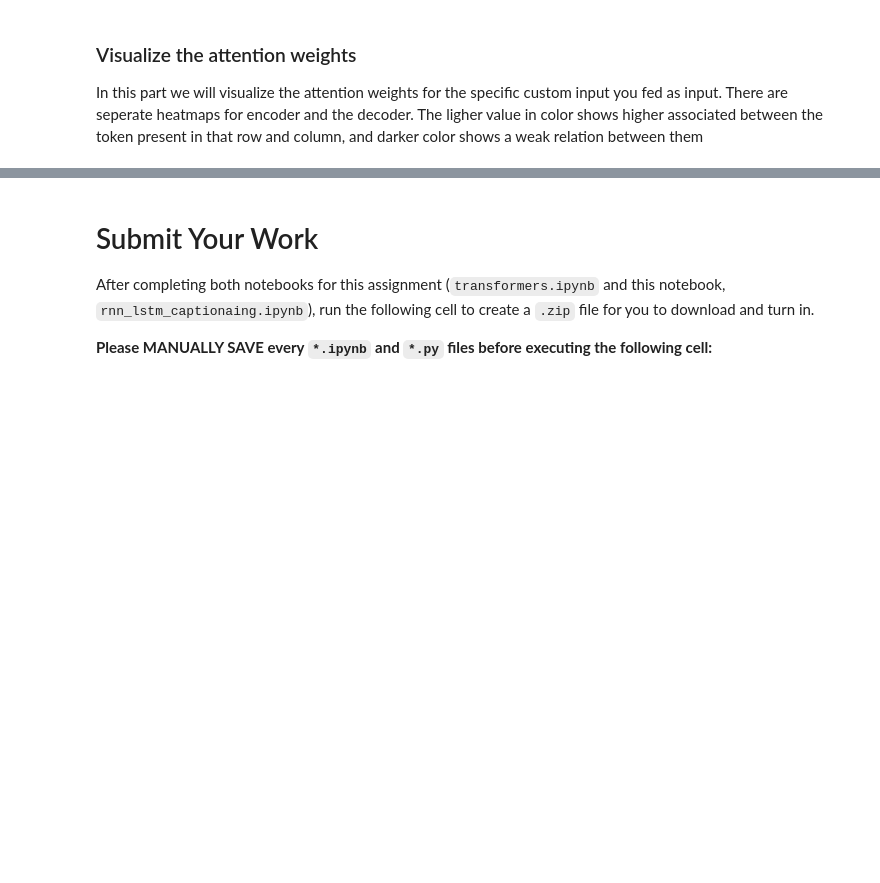
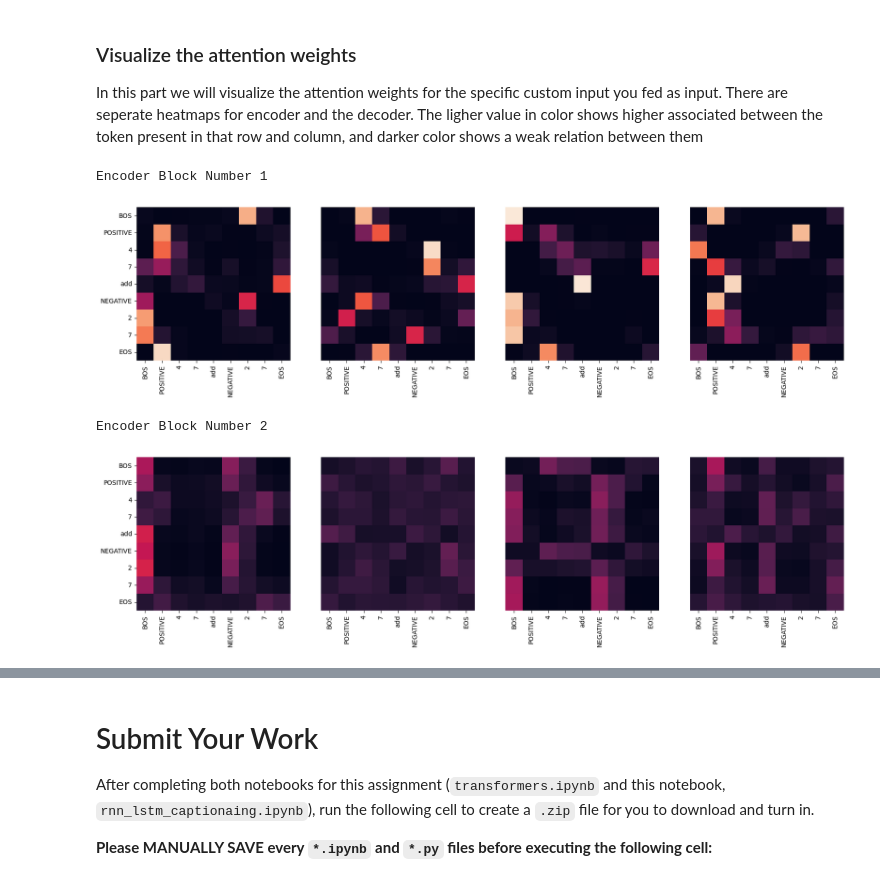
Before and after one commit to PointBreaker/EECS498, a Jupyter notebook: win22/A5/Transformers.ipynb, the cells around one changed output, grey strips where cells are left out. Drawn from its saved outputs; the diff is of its cells as text; code cells hidden in the pictures; blank space fills up the shorter version.

```diff
--- a/win22/A5/Transformers.ipynb
+++ b/win22/A5/Transformers.ipynb
@@ -1247,16 +1282,16 @@ BATCH_SIZE = 256
 #You should change these!
 
 num_heads = 4
-emb_dim = 32
-dim_feedforward = 32
-dropout = 0.2
-num_enc_layers = 4
-num_dec_layers = 4
+emb_dim = 64
+dim_feedforward = 64
+dropout = 0.1
+num_enc_layers = 2
+num_dec_layers = 2
 vocab_len = len(vocab)
 loss_func = CrossEntropyLoss
-poss_enc = position_encoding_simple
-num_epochs = 10
-warmup_interval = None
+poss_enc = position_encoding_sinusoid
+num_epochs = 200
+warmup_interval = 200
 lr = 1e-3
 
 
@@ -1277,7 +1312,7 @@ train_data = AddSubDataset(
     convert_str_to_tokens,
     SPECIAL_TOKENS,
     emb_dim,
-    position_encoding_sinusoid,
+    poss_enc,
 )
 valid_data = AddSubDataset(
     X_test,
@@ -1285,7 +1320,7 @@ valid_data = AddSubDataset(
     convert_str_to_tokens,
     SPECIAL_TOKENS,
     emb_dim,
-    position_encoding_sinusoid,
+    poss_enc,
 )
 
 train_loader = torch.utils.data.DataLoader(
@@ -1338,7 +1393,7 @@ for it in valid_loader:
     break
 inp, inp_pos, out, out_pos = it
 opposite_tokens_to_str = {v: k for k, v in convert_str_to_tokens.items()}
-device = torch.device("cuda")
+device = torch.device("cuda:0")
 model = model.to(device)
 inp_pos = inp_pos.to(device)
 out_pos = out_pos.to(device)
@@ -1418,19 +1480,24 @@ target_exp = res.split()
 # %%
 for layer in range(num_enc_layers):
     fig, axs = plt.subplots(1, num_heads, figsize=(20, 10))
     print("Encoder Block Number", layer + 1)
     for h in range(num_heads):
         draw(
             trained_model.encoder.layers[layer]
-            .MultiHeadBlock.heads[h]
+            .mha.selfatten[h]
             .weights_softmax.data.cpu()
             .numpy()[0],
             inp_seq,
             inp_seq if h == 0 else [],
             ax=axs[h],
         )
     plt.show()
 plt.close()
+# %% [output]
+Encoder Block Number 1
+[figure, added]
+Encoder Block Number 2
+[figure, added]
 # %%
 for layer in range(num_dec_layers):
     fig, axs = plt.subplots(1, num_heads, figsize=(20, 10))
```
Also changed, not shown: parts of 19 cells of this notebook, 4 other files.
